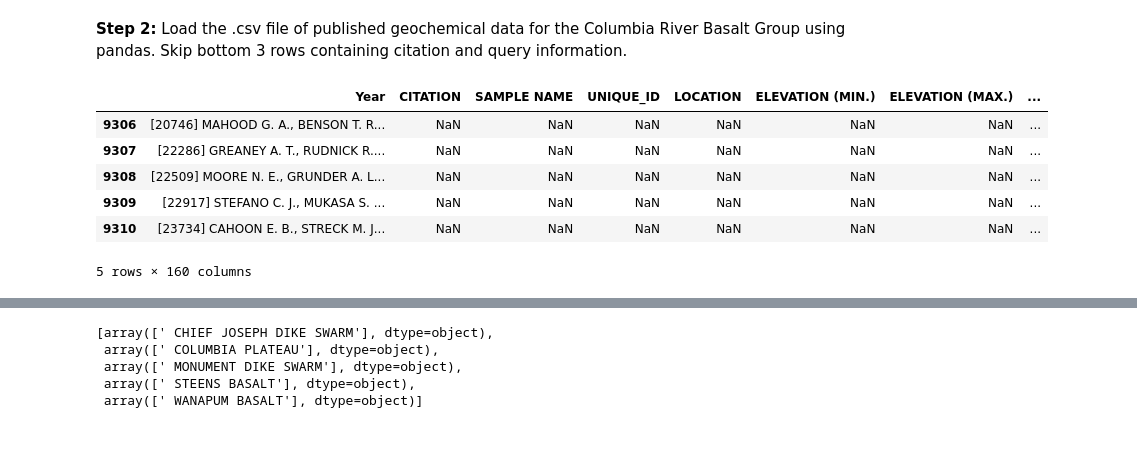
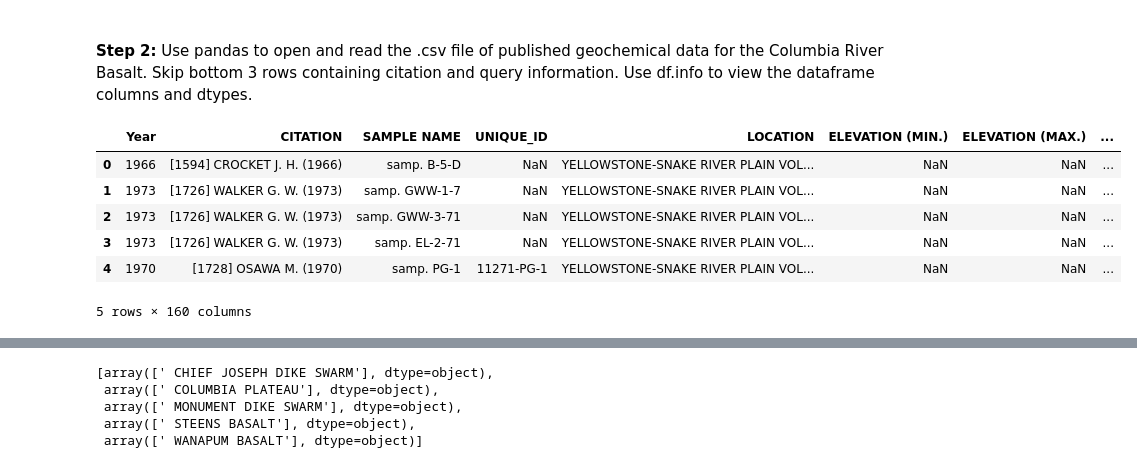
Before and after one commit to lhlinka/rces-final-project, a Jupyter notebook: finalproject.ipynb, the cells around one changed output, grey strips where cells are left out. Saved outputs shown, nothing was run; the diff lists cells and outputs as text; code cells hidden in the pictures; blank space fills up the shorter version.

```diff
--- a/finalproject.ipynb
+++ b/finalproject.ipynb
@@ -51,14 +56,16 @@ Requirement already satisfied: babel>=1.3 in /srv/conda/envs/notebook/lib/python
 Note: you may need to restart the kernel to use updated packages.
 # %% [markdown]
-<b>Step 2:</b> Load the .csv file of published geochemical data for the Columbia River Basalt Group using pandas. Skip bottom 3 rows containing citation and query information.
+<br>
+<b>Step 2:</b> Use pandas to open and read the .csv file of published geochemical data for the Columbia River Basalt. Skip bottom 3 rows containing citation and query information. Use df.info to view the dataframe columns and dtypes.
 # %%
+# Use pandas to read the .csv file.
 df = pd.read_csv('GEOROC_Compilation_ColumbiaRiverPlateau_11_13_20.csv', skipfooter=3)
-df.tail()
+df.head()
 # %% [output]
 |  | Year | CITATION | SAMPLE NAME | UNIQUE_ID | LOCATION | ELEVATION (MIN.) | ELEVATION (MAX.) | ... |
-| 9306 | [20746] MAHOOD G. A., BENSON T. R... | NaN | NaN | NaN | NaN | NaN | NaN | ... |
-| 9307 | [22286] GREANEY A. T., RUDNICK R.... | NaN | NaN | NaN | NaN | NaN | NaN | ... |
-| 9308 | [22509] MOORE N. E., GRUNDER A. L... | NaN | NaN | NaN | NaN | NaN | NaN | ... |
-| 9309 | [22917] STEFANO C. J., MUKASA S. ... | NaN | NaN | NaN | NaN | NaN | NaN | ... |
-| 9310 | [23734] CAHOON E. B., STRECK M. J... | NaN | NaN | NaN | NaN | NaN | NaN | ... |
+| 0 | 1966 | [1594] CROCKET J. H. (1966) | samp. B-5-D | NaN | YELLOWSTONE-SNAKE RIVER PLAIN VOL... | NaN | NaN | ... |
+| 1 | 1973 | [1726] WALKER G. W. (1973) | samp. GWW-1-7 | NaN | YELLOWSTONE-SNAKE RIVER PLAIN VOL... | NaN | NaN | ... |
+| 2 | 1973 | [1726] WALKER G. W. (1973) | samp. GWW-3-71 | NaN | YELLOWSTONE-SNAKE RIVER PLAIN VOL... | NaN | NaN | ... |
+| 3 | 1973 | [1726] WALKER G. W. (1973) | samp. EL-2-71 | NaN | YELLOWSTONE-SNAKE RIVER PLAIN VOL... | NaN | NaN | ... |
+| 4 | 1970 | [1728] OSAWA M. (1970) | samp. PG-1 | 11271-PG-1 | YELLOWSTONE-SNAKE RIVER PLAIN VOL... | NaN | NaN | ... |
 5 rows × 160 columns
```
Also changed, not shown: parts of 44 cells of this notebook.
